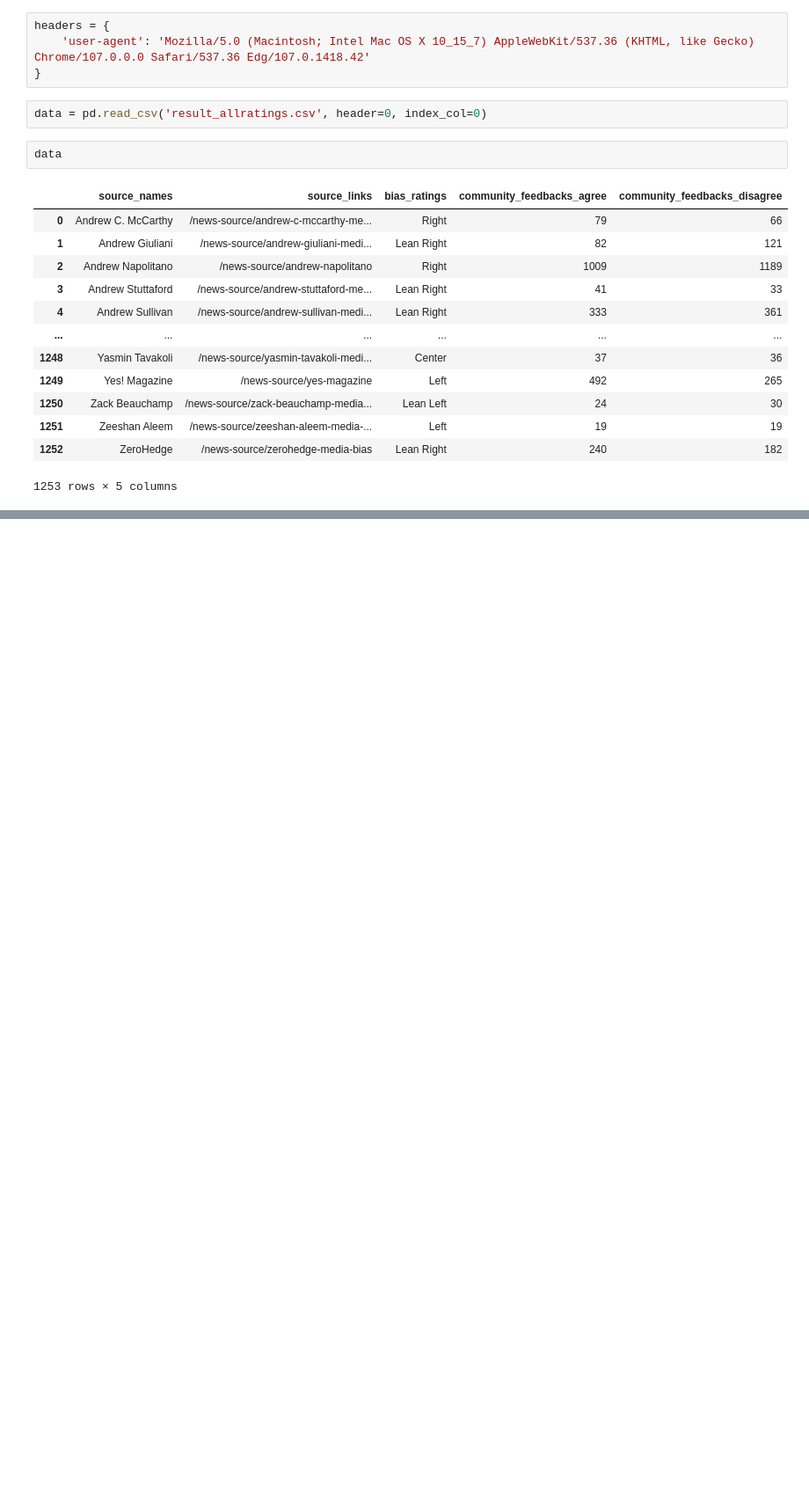
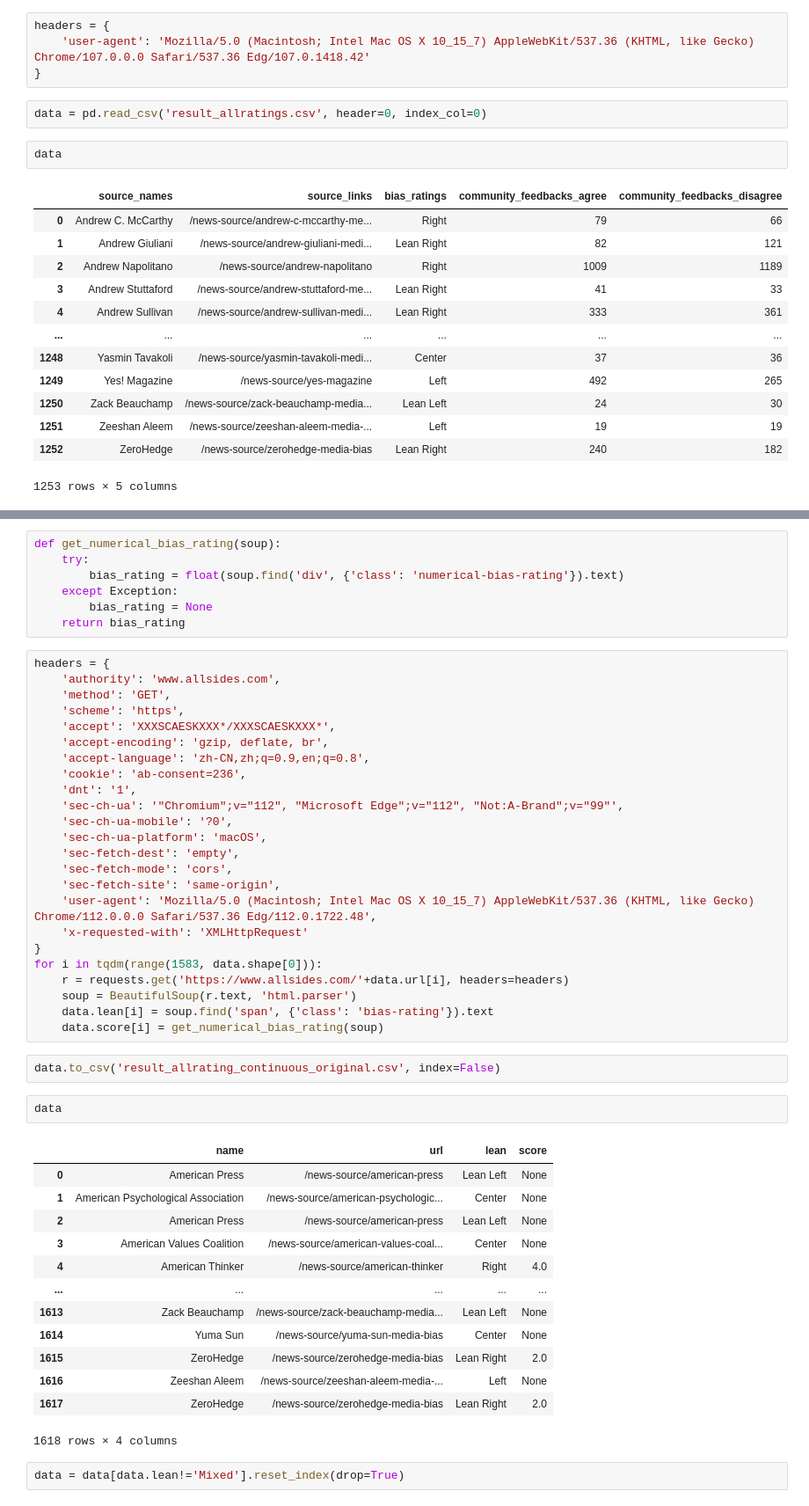
Before and after one commit to yeahjack/TwitterLeanAnalysis, a Jupyter notebook: RatingScrapers/RatingScraper_Continuous.ipynb, the cells around one changed output, grey strips where cells are left out. Shown at 88% size. Saved outputs shown, nothing was run; the diff lists cells and outputs as text; blank space fills up the shorter version.

```diff
--- a/RatingScrapers/RatingScraper_Continuous.ipynb
+++ b/RatingScrapers/RatingScraper_Continuous.ipynb
@@ -35,0 +168,51 @@ soup
+# %%
+def get_numerical_bias_rating(soup):
+    try:
+        bias_rating = float(soup.find('div', {'class': 'numerical-bias-rating'}).text)
+    except Exception:
+        bias_rating = None
+    return bias_rating
+# %%
+headers = {
+    'authority': 'www.allsides.com',
+    'method': 'GET',
+    'scheme': 'https',
+    'accept': 'XXXSCAESKXXX*/XXXSCAESKXXX*',
+    'accept-encoding': 'gzip, deflate, br',
+    'accept-language': 'zh-CN,zh;q=0.9,en;q=0.8',
+    'cookie': 'ab-consent=236',
+    'dnt': '1',
+    'sec-ch-ua': '"Chromium";v="112", "Microsoft Edge";v="112", "Not:A-Brand";v="99"',
+    'sec-ch-ua-mobile': '?0',
+    'sec-ch-ua-platform': 'macOS',
+    'sec-fetch-dest': 'empty',
+    'sec-fetch-mode': 'cors',
+    'sec-fetch-site': 'same-origin',
+    'user-agent': 'Mozilla/5.0 (Macintosh; Intel Mac OS X 10_15_7) AppleWebKit/537.36 (KHTML, like Gecko) Chrome/112.0.0.0 Safari/537.36 Edg/112.0.1722.48',
+    'x-requested-with': 'XMLHttpRequest'
+}
+for i in tqdm(range(1583, data.shape[0])):
+    r = requests.get('https://www.allsides.com/'+data.url[i], headers=headers)
+    soup = BeautifulSoup(r.text, 'html.parser')
+    data.lean[i] = soup.find('span', {'class': 'bias-rating'}).text
+    data.score[i] = get_numerical_bias_rating(soup)
+# %%
+data.to_csv('result_allrating_continuous_original.csv', index=False)
+# %%
+data
+# %% [output]
+|  | name | url | lean | score |
+| 0 | American Press | /news-source/american-press | Lean Left | None |
+| 1 | American Psychological Association | /news-source/american-psychologic... | Center | None |
+| 2 | American Press | /news-source/american-press | Lean Left | None |
+| 3 | American Values Coalition | /news-source/american-values-coal... | Center | None |
+| 4 | American Thinker | /news-source/american-thinker | Right | 4.0 |
+| ... | ... | ... | ... | ... |
+| 1613 | Zack Beauchamp | /news-source/zack-beauchamp-media... | Lean Left | None |
+| 1614 | Yuma Sun | /news-source/yuma-sun-media-bias | Center | None |
+| 1615 | ZeroHedge | /news-source/zerohedge-media-bias | Lean Right | 2.0 |
+| 1616 | Zeeshan Aleem | /news-source/zeeshan-aleem-media-... | Left | None |
+| 1617 | ZeroHedge | /news-source/zerohedge-media-bias | Lean Right | 2.0 |
+1618 rows × 4 columns
+# %%
+data = data[data.lean!='Mixed'].reset_index(drop=True)
```
Also changed, not shown: parts of 24 cells of this notebook, 2 other files.
